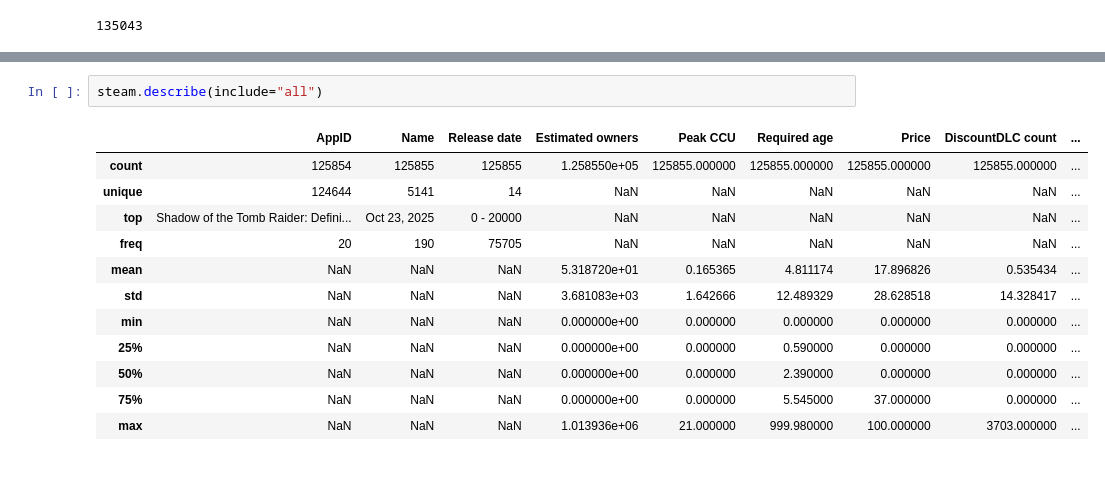
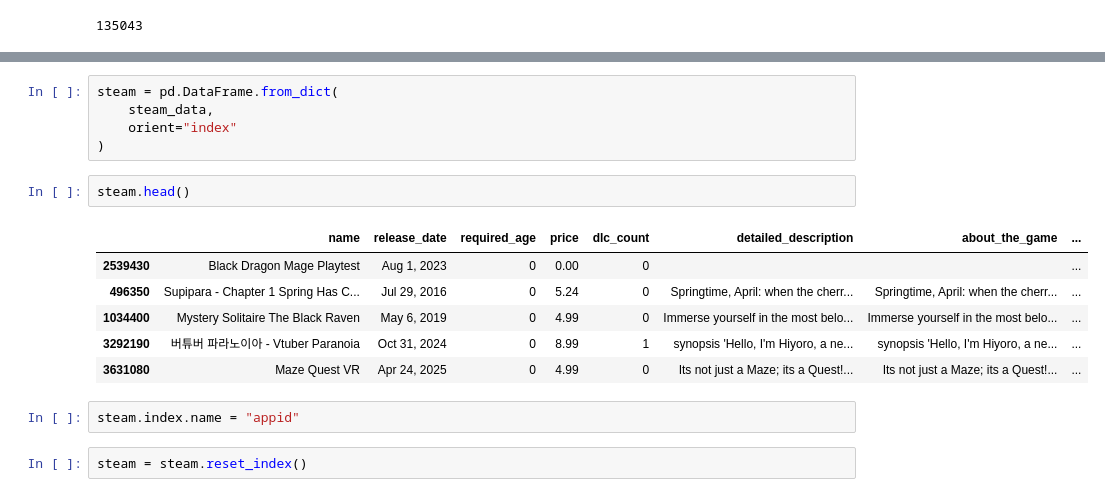
Before and after one commit to huetang/game-market-analysis, a Jupyter notebook: notebooks/steam_exploration.ipynb, the cells around one changed output, grey strips where cells are left out. Drawn from its saved outputs; the diff is of its cells as text.

```diff
--- a/notebooks/steam_exploration.ipynb
+++ b/notebooks/steam_exploration.ipynb
@@ -61,15 +59,18 @@ memory usage: 35.9+ MB
 # %%
-steam.describe(include="all")
+steam = pd.DataFrame.from_dict(
+    steam_data,
+    orient="index"
+)
-# %% [output]
-|  | AppID | Name | Release date | Estimated owners | Peak CCU | Required age | Price | DiscountDLC count | ... |
-| count | 125854 | 125855 | 125855 | 1.258550e+05 | 125855.000000 | 125855.000000 | 125855.000000 | 125855.000000 | ... |
-| unique | 124644 | 5141 | 14 | NaN | NaN | NaN | NaN | NaN | ... |
-| top | Shadow of the Tomb Raider: Defini... | Oct 23, 2025 | 0 - 20000 | NaN | NaN | NaN | NaN | NaN | ... |
-| freq | 20 | 190 | 75705 | NaN | NaN | NaN | NaN | NaN | ... |
-| mean | NaN | NaN | NaN | 5.318720e+01 | 0.165365 | 4.811174 | 17.896826 | 0.535434 | ... |
-| std | NaN | NaN | NaN | 3.681083e+03 | 1.642666 | 12.489329 | 28.628518 | 14.328417 | ... |
-| min | NaN | NaN | NaN | 0.000000e+00 | 0.000000 | 0.000000 | 0.000000 | 0.000000 | ... |
-| 25% | NaN | NaN | NaN | 0.000000e+00 | 0.000000 | 0.590000 | 0.000000 | 0.000000 | ... |
-| 50% | NaN | NaN | NaN | 0.000000e+00 | 0.000000 | 2.390000 | 0.000000 | 0.000000 | ... |
-| 75% | NaN | NaN | NaN | 0.000000e+00 | 0.000000 | 5.545000 | 37.000000 | 0.000000 | ... |
-| max | NaN | NaN | NaN | 1.013936e+06 | 21.000000 | 999.980000 | 100.000000 | 3703.000000 | ... |
+# %%
+steam.head()
+# %% [output]
+|  | name | release_date | required_age | price | dlc_count | detailed_description | about_the_game | ... |
+| 2539430 | Black Dragon Mage Playtest | Aug 1, 2023 | 0 | 0.00 | 0 |  |  | ... |
+| 496350 | Supipara - Chapter 1 Spring Has C... | Jul 29, 2016 | 0 | 5.24 | 0 | Springtime, April: when the cherr... | Springtime, April: when the cherr... | ... |
+| 1034400 | Mystery Solitaire The Black Raven | May 6, 2019 | 0 | 4.99 | 0 | Immerse yourself in the most belo... | Immerse yourself in the most belo... | ... |
+| 3292190 | 버튜버 파라노이아 - Vtuber Paranoia | Oct 31, 2024 | 0 | 8.99 | 1 | synopsis 'Hello, I'm Hiyoro, a ne... | synopsis 'Hello, I'm Hiyoro, a ne... | ... |
+| 3631080 | Maze Quest VR | Apr 24, 2025 | 0 | 4.99 | 0 | Its not just a Maze; its a Quest!... | Its not just a Maze; its a Quest!... | ... |
+# %%
+steam.index.name = "appid"
+# %%
+steam = steam.reset_index()
```
Also changed, not shown: parts of 13 cells of this notebook, 1 other file.
